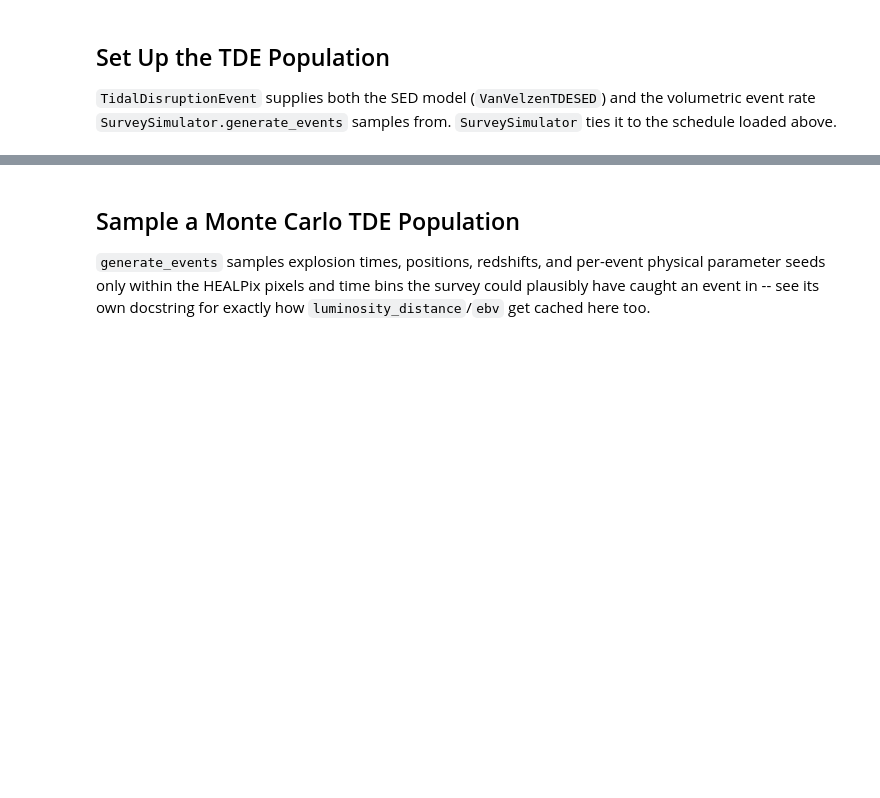
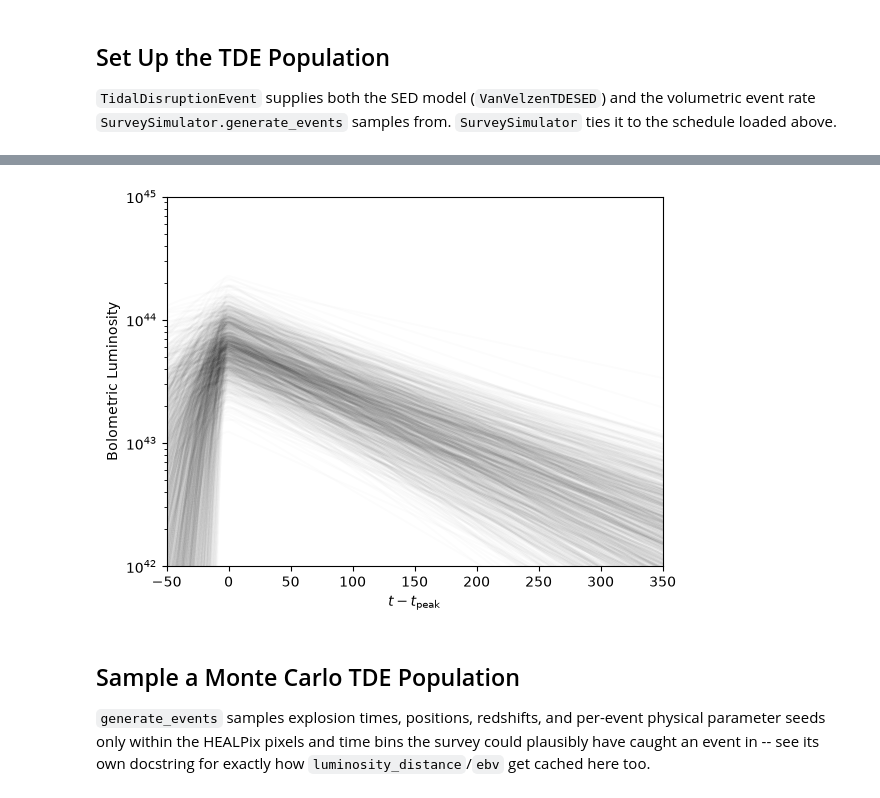
Before and after one commit to Eliza-Diggins/uvex-scheduler, a Jupyter notebook: transient_notebooks/tde_end_to_end_simulation.ipynb, the cells around one changed output, grey strips where cells are left out. Cells and saved outputs as stored; diff of their text form; code cells hidden in the pictures; blank space fills up the shorter version.

```diff
--- a/transient_notebooks/tde_end_to_end_simulation.ipynb
+++ b/transient_notebooks/tde_end_to_end_simulation.ipynb
@@ -151,3 +175,31 @@ simulator = SurveySimulator(schedule, transients={"tde": tde}, simulation_seed=S
+# %%
+# ========================================= #
+# Generate lightcurves                      #
+# ========================================= #
+time_array = np.geomspace(1e0, 1e3, 300) * u.day
+LC_values = tde.sed.eval_bolometric(time_array[:,np.newaxis], **_parameters)
+
+# Calculate peak indices and corresponding peak times for each lightcurve
+# LC_values shape is assumed to be (n_times, n_curves)
+peak_indices = np.argmax(LC_values, axis=0)
+t_peak = time_array[peak_indices]
+
+# Shift time array relative to peak time (shape: n_times, n_curves)
+time_aligned = time_array[:, np.newaxis] - t_peak
+
+fig, ax = plt.subplots(1, 1)
+
+# Plot each lightcurve with its aligned time axis
+ax.semilogy(time_aligned, LC_values, alpha=0.01, color="k")
+
+ax.set_xlabel(r"$t - t_{\text{peak}}$")
+ax.set_ylabel("Bolometric Luminosity")
+
+ax.set_xlim([-50, 350])
+ax.set_ylim([1e42, 1e45])
+plt.show()
+# %% [output]
+[figure, added]
 # %% [markdown]
 ## Sample a Monte Carlo TDE Population
 
```
Also changed, not shown: parts of 14 cells of this notebook.
